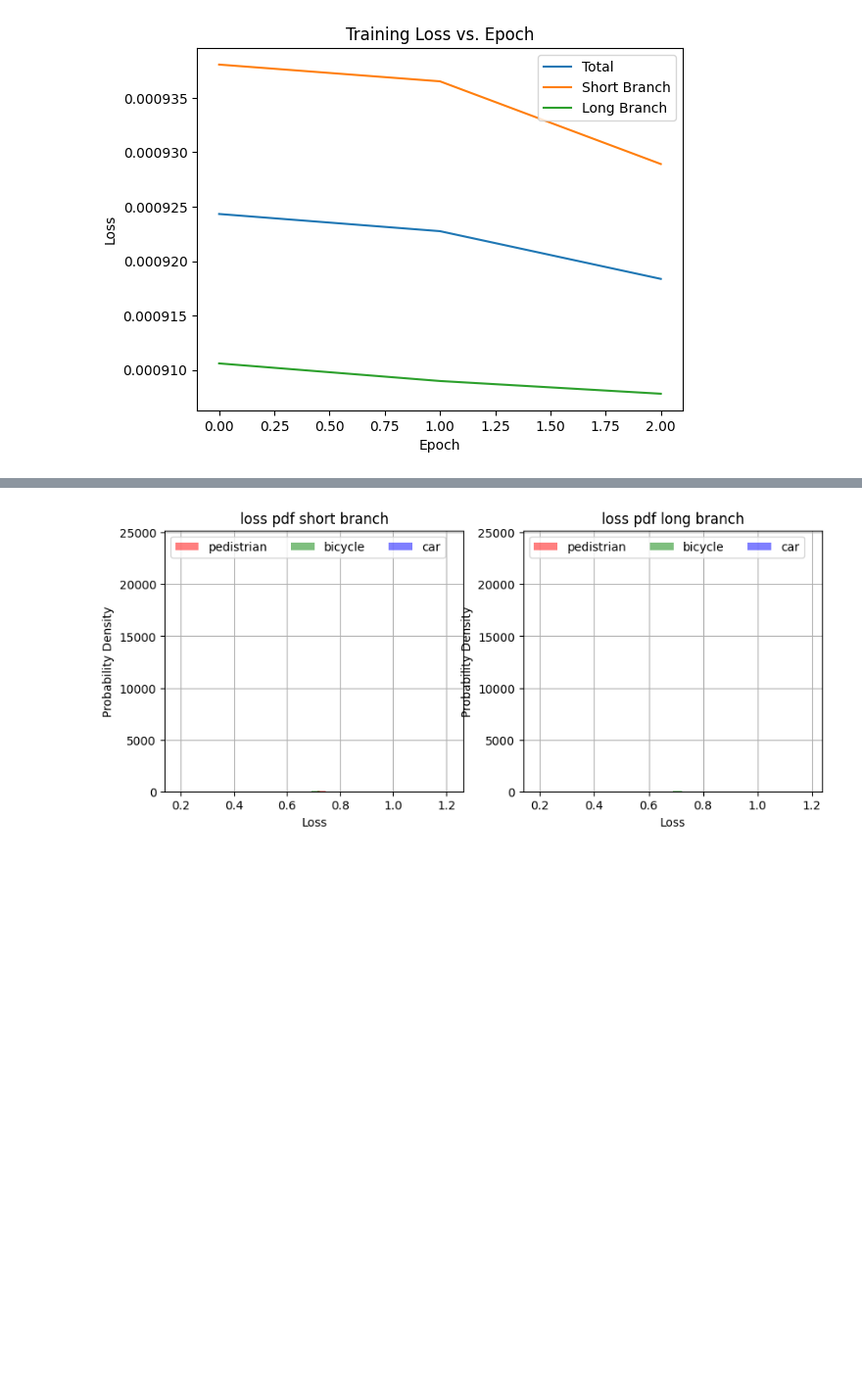
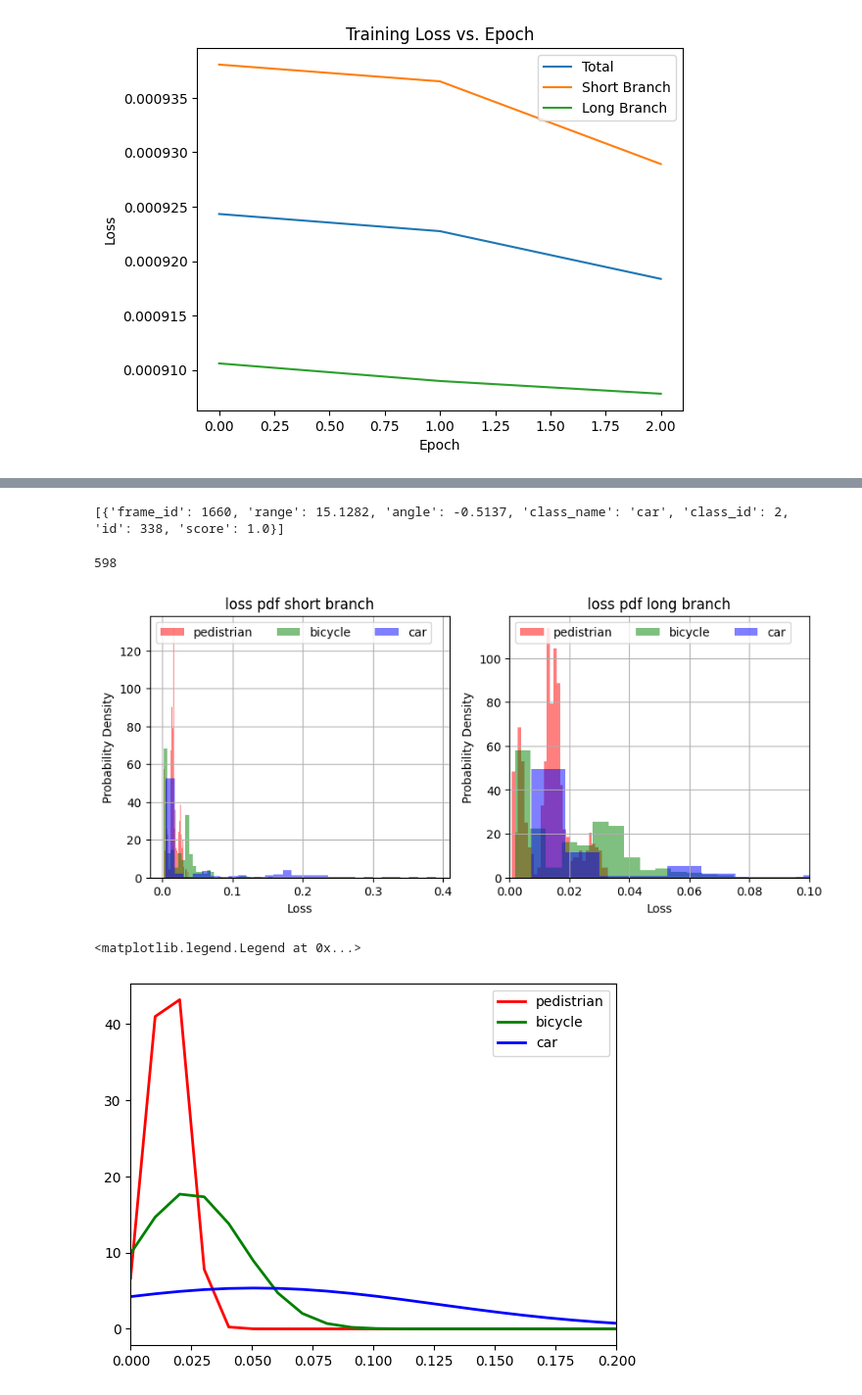
Before and after one commit to ENELEngineering/ENDG511_Project_RODNet, a Jupyter notebook: experiment.ipynb, the cells around one changed output, grey strips where cells are left out. Shown: that part at 98% size. Saved outputs shown, nothing was run; the diff lists cells and outputs as text; code cells hidden in the pictures; blank space fills up the shorter version.

```diff
--- a/experiment.ipynb
+++ b/experiment.ipynb
@@ -138,7 +142,8 @@ from cruw.eval.rod.load_txt import read_gt_txt, read_sub_txt, read_rodnet_res
 from cruw.eval.rod.rod_eval_utils import compute_ols_dts_gts, evaluate_img, accumulate, summarize
 # %%
 rod_v0 = ROD_V0(in_channels=2, n_class=n_class).to(device)
-rod_v0.load_state_dict(torch.load(os.path.join(train_model_path,'base_epoch_0{}_final.pkl'.format(n_epoch))))
+#rod_v0.load_state_dict(torch.load(os.path.join(train_model_path,'base_epoch_0{}_final.pkl'.format(n_epoch))))
+rod_v0.load_state_dict(torch.load('/Users/kushalgadhiya/Desktop/pklfiles/trainedrepo/base_epoch_05_final.pkl', map_location=torch.device('cpu')))
 rod_v0.eval()
 validation_loss_class_0 = []
 validation_loss_class_1 = []
@@ -159,9 +164,9 @@ with torch.no_grad():
         validation_loss_class_1.append(loss_class_1)
         validation_loss_class_2.append(loss_class_2)
         pred = confmap_pred[0,:,0,:,:]
-
-        #print(seq_name)
-        result = post_process_single_frame(pred, dataset, config_dict)
+        print(seq_name)
+        print(start_frame)
+        result = post_process_single_frame(pred.cpu().detach().numpy(), dataset, config_dict)
 
         seq_res_dir = os.path.join(test_res_dir_base, seq_name)
         if not os.path.exists(seq_res_dir):
@@ -208,6 +257,6 @@ plt.show()
 # %%
 rod_v1 = ROD_V1(in_channels=2, n_class=n_class).to(device)
-rod_v1.load_state_dict(torch.load(os.path.join(train_model_path,'multi_epoch_0{}_final.pkl'.format(n_epoch))))
+rod_v1.load_state_dict(torch.load(os.path.join(train_model_path,'multi_epoch_0{}_final.pkl'.format(n_epoch)), map_location=torch.device('cpu')))
 rod_v1.eval()
 val_loss_class_0_short = []
 val_loss_class_1_short = []
@@ -224,6 +273,8 @@ with torch.no_grad():
         data = data_dict['radar_data'].to(device)
         confmap_gt = data_dict['anno']['confmaps'].to(device)
         seq_name = data_dict['seq_names'][0]
+        if seq_name == '2019_09_29_ONRD006':
+            continue
         start_frame = data_dict['start_frame'].item()
         end_frame = data_dict['end_frame'].item()
         confmap_preds_1,confmap_preds_2 = rod_v1(data.float())
@@ -240,7 +291,8 @@ with torch.no_grad():
         pred1 = confmap_preds_1[0,:,0,:,:]
         pred2 = confmap_preds_2[0,:,0,:,:]
 
-        #print(seq_name)
+        print(seq_name)
+        print(start_frame)
         result1 = post_process_single_frame(pred1, dataset, config_dict)
         result2 = post_process_single_frame(pred2, dataset, config_dict)
 
@@ -261,6 +313,8 @@ with torch.no_grad():
         data_path = os.path.join(dataset.data_root, 'sequences', 'train', gt_path.split('/')[-1][:-4])
         n_frame = len(os.listdir(os.path.join(data_path, dataset.sensor_cfg.camera_cfg['image_folder'])))
         gt_dets = read_gt_txt(gt_path, n_frame, dataset)
+        if gt_dets[start_frame,0] == None and gt_dets[start_frame,1] == None and gt_dets[start_frame,2] == None:
+            continue
         sub_dets_1 = read_rodnet_res(save_path_1, n_frame, dataset)
         sub_dets_2 = read_rodnet_res(save_path_2, n_frame, dataset)
         olss_all_1 = {(start_frame, catId): compute_ols_dts_gts(gt_dets, sub_dets_1, start_frame, catId, dataset) \
@@ -295,24 +362,46 @@ Number of decoder long parameters: 28039110
+# %%
+print(gt_dets[1660,2])
+# %% [output]
+[{'frame_id': 1660, 'range': 15.1282, 'angle': -0.5137, 'class_name': 'car', 'class_id': 2, 'id': 338, 'score': 1.0}]
+# %%
+print(len(val_loss_class_0_long))
+# %% [output]
+598
 # %%
+from scipy.stats import norm
 plt.figure(figsize=(10, 4))
 plt.subplot(1,2,1)
 plt.hist(np.round(np.array(val_loss_class_0_short),3), bins=30, color='red', alpha=0.5, label='pedistrian',density=True)
 plt.hist(np.round(np.array(val_loss_class_1_short),3), bins=30, color='green', alpha=0.5, label='bicycle',density=True)
 plt.hist(np.round(np.array(val_loss_class_2_short),3), bins=30, color='blue', alpha=0.5, label='car',density=True)
 plt.title('loss pdf short branch')
 plt.xlabel('Loss')
 plt.ylabel('Probability Density')
 plt.legend(loc='upper left', ncol=3)
 plt.grid(True)
 
 plt.subplot(1,2,2)
-plt.hist(np.round(np.array(val_loss_class_0_long),3), bins=30, color='red', alpha=0.5, label='pedistrian',density=True)
-plt.hist(np.round(np.array(val_loss_class_1_long),3), bins=30, color='green', alpha=0.5, label='bicycle',density=True)
-plt.hist(np.round(np.array(val_loss_class_2_long),3), bins=30, color='blue', alpha=0.5, label='car',density=True)
+plt.hist(np.round(np.array(val_loss_class_0_long),8), bins=30, color='red', alpha=0.5, label='pedistrian',density=True)
+plt.hist(np.round(np.array(val_loss_class_1_long),8), bins=30, color='green', alpha=0.5, label='bicycle',density=True)
+plt.hist(np.round(np.array(val_loss_class_2_long),8), bins=30, color='blue', alpha=0.5, label='car',density=True)
 plt.title('loss pdf long branch')
 plt.xlabel('Loss')
 plt.ylabel('Probability Density')
 plt.legend(loc='upper left', ncol=3)
 plt.grid(True)
+plt.xlim([0,0.1])
 plt.show()
+xmin, xmax = plt.xlim()
+x = np.linspace(xmin, xmax, 100)
+p = norm.pdf(x, loc=np.mean(val_loss_class_0_short), scale=np.std(val_loss_class_0_short))
+p1 = norm.pdf(x, loc=np.mean(val_loss_class_1_short), scale=np.std(val_loss_class_1_short))
+p2 = norm.pdf(x, loc=np.mean(val_loss_class_2_short), scale=np.std(val_loss_class_2_short))
+plt.plot(x, p, linewidth=2, label = 'pedistrian', color = 'red')
+plt.plot(x, p1, linewidth=2, label = 'bicycle', color = 'green')
+plt.plot(x, p2, linewidth=2, label = 'car', color = 'blue')
+plt.xlim([0,0.2])
+plt.legend()
 # %% [output]
-[figure, old version]
+[figure, new version]
+<matplotlib.legend.Legend at 0x...>
+[figure, added]
```
Also changed, not shown: parts of 21 cells of this notebook.
